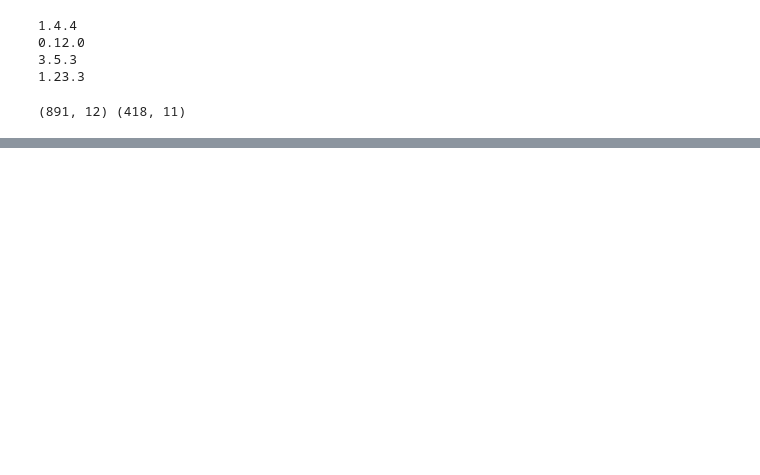
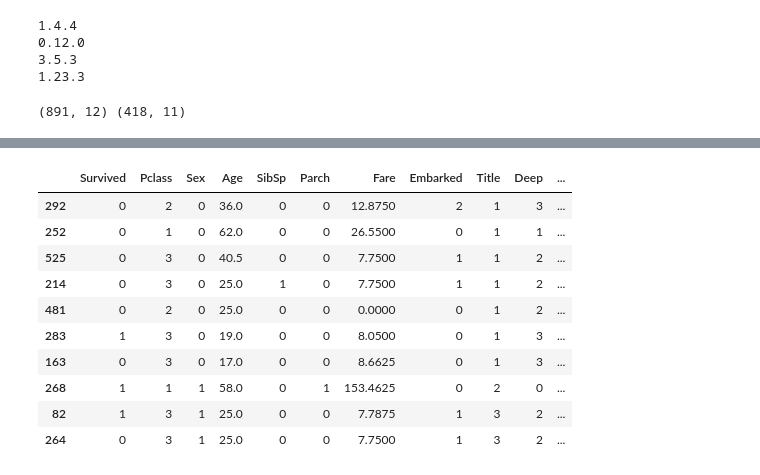
Before and after one commit to LS2life/Preliminary_education, a Jupyter notebook: ML_Visualization/titanic/titanic_practice.ipynb, the cells around one changed output, grey strips where cells are left out. Cells and saved outputs as stored; diff of their text form; code cells hidden in the pictures; blank space fills up the shorter version.

```diff
--- a/ML_Visualization/titanic/titanic_practice.ipynb
+++ b/ML_Visualization/titanic/titanic_practice.ipynb
@@ -99,0 +295,5 @@ train_df[['Pclass','Survived']].groupby(['Survived']).mean()
+# %%
+trdf = trdf.drop(['Name','Cabin','PassengerId'],axis=1)
+tedf = tedf.drop(['Name','Cabin','PassengerId'],axis=1)
+
+combine=[trdf,tedf]
@@ -99,0 +469,2 @@ train_df[['Pclass','Survived']].groupby(['Survived']).mean()
+# %%
+trdf['Embarked'] = trdf['Embarked'].fillna('S')
@@ -99,0 +596,3 @@ train_df[['Pclass','Survived']].groupby(['Survived']).mean()
+# %%
+trdf['FareBand'] = pd.qcut(trdf['Fare'],4)
+trdf[['FareBand','Survived']].groupby(['FareBand']).mean().sort_values(by='FareBand', ascending=True)
@@ -99,0 +606,11 @@ train_df[['Pclass','Survived']].groupby(['Survived']).mean()
+# %%
+for dataset in combine:
+    dataset.loc[dataset['Fare']<=7.91,'Deep']='F'
+    dataset.loc[(dataset['Fare']>7.91) & (dataset['Fare']<=14.45),'Deep']='A'
+    dataset.loc[(dataset['Fare']>14.45) & (dataset['Fare']<=31.0),'Deep']='D'
+    dataset.loc[(dataset['Fare']>31.0) & (dataset['Fare']<=512.33),'Deep']='B'
+
+trdf=trdf.drop(['FareBand'],axis=1)
+combin=[trdf,tedf]
+
+trdf.sample(10)
@@ -99,0 +676,14 @@ train_df[['Pclass','Survived']].groupby(['Survived']).mean()
+# %%
+trdf.sample(10)
+# %% [output]
+|  | Survived | Pclass | Sex | Age | SibSp | Parch | Fare | Embarked | Title | Deep | ... |
+| 292 | 0 | 2 | 0 | 36.0 | 0 | 0 | 12.8750 | 2 | 1 | 3 | ... |
+| 252 | 0 | 1 | 0 | 62.0 | 0 | 0 | 26.5500 | 0 | 1 | 1 | ... |
+| 525 | 0 | 3 | 0 | 40.5 | 0 | 0 | 7.7500 | 1 | 1 | 2 | ... |
+| 214 | 0 | 3 | 0 | 25.0 | 1 | 0 | 7.7500 | 1 | 1 | 2 | ... |
+| 481 | 0 | 2 | 0 | 25.0 | 0 | 0 | 0.0000 | 0 | 1 | 2 | ... |
+| 283 | 1 | 3 | 0 | 19.0 | 0 | 0 | 8.0500 | 0 | 1 | 3 | ... |
+| 163 | 0 | 3 | 0 | 17.0 | 0 | 0 | 8.6625 | 0 | 1 | 3 | ... |
+| 268 | 1 | 1 | 1 | 58.0 | 0 | 1 | 153.4625 | 0 | 2 | 0 | ... |
+| 82 | 1 | 3 | 1 | 25.0 | 0 | 0 | 7.7875 | 1 | 3 | 2 | ... |
+| 264 | 0 | 3 | 1 | 25.0 | 0 | 0 | 7.7500 | 1 | 3 | 2 | ... |
```
Also changed, not shown: parts of 158 cells of this notebook, 2 other files.
